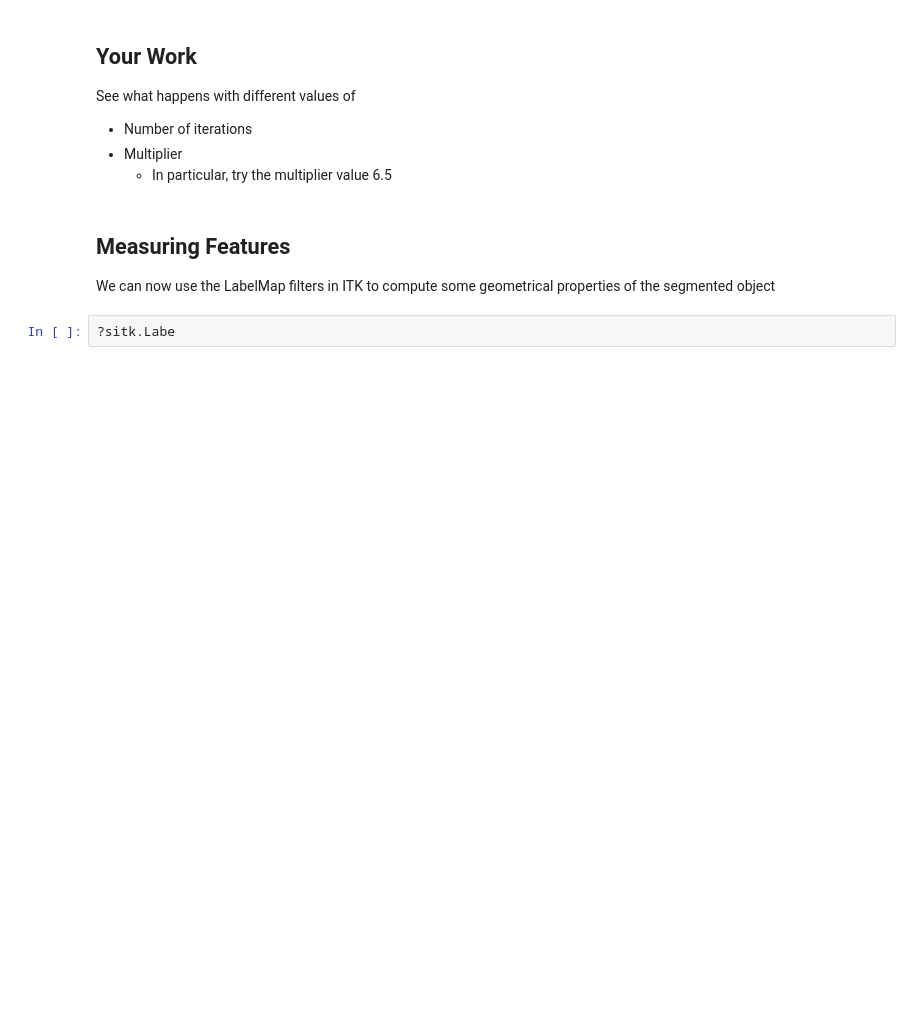
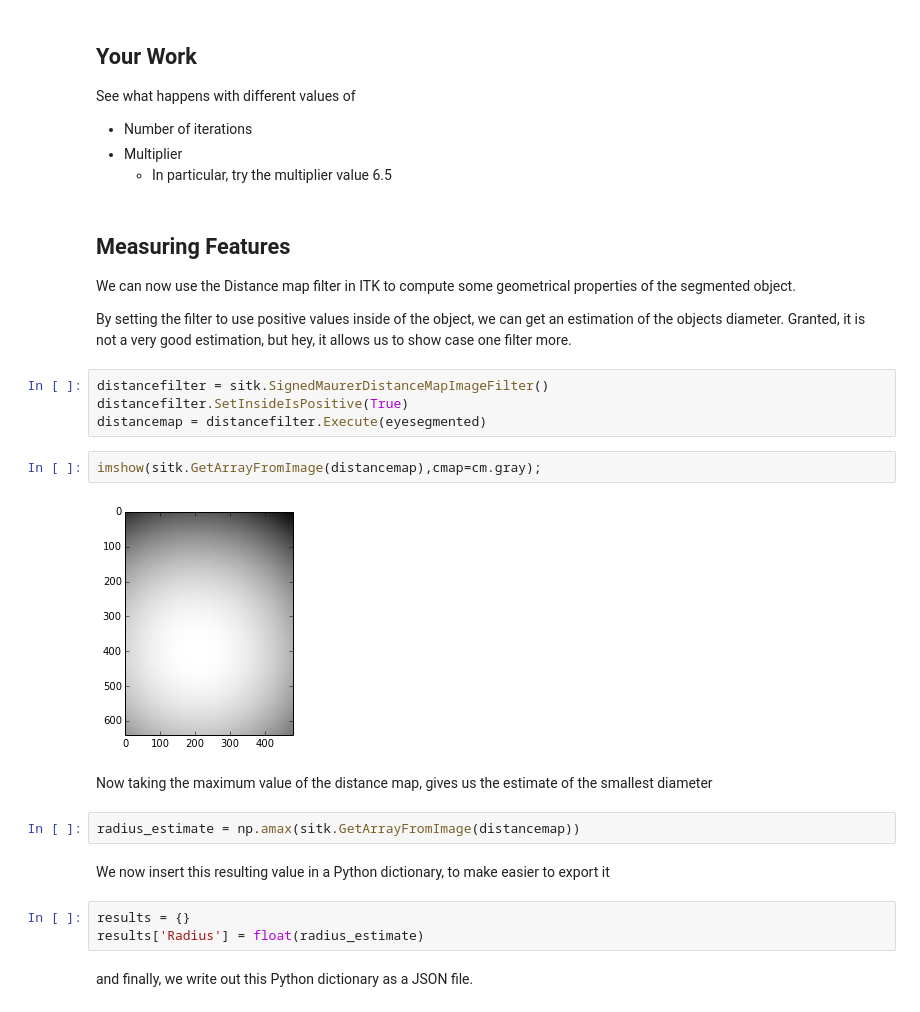
Before and after one commit to reproducible-research/scipy-tutorial-2014, a Jupyter notebook: notebooks/00-ReproducibleResearch.ipynb, the cells around one changed output. Cells and saved outputs as stored; diff of their text form; blank space fills up the shorter version.

Commit message:
Using a distance map to measure the eye.
Not quite realistic, but at least it helps us illustrate the extraction of data
features.

```diff
--- a/notebooks/00-ReproducibleResearch.ipynb
+++ b/notebooks/00-ReproducibleResearch.ipynb
@@ -199,6 +199,25 @@ See what happens with different values of
 # %% [markdown]
 ## Measuring Features
 
-We can now use the LabelMap filters in ITK to compute some geometrical properties of the segmented object
+We can now use the Distance map filter in ITK to compute some geometrical properties of the segmented object.
+
+By setting the filter to use positive values inside of the object, we can get an estimation of the objects diameter. Granted, it is not a very good estimation, but hey, it allows us to show case one filter more.
-# %%
-?sitk.Labe
+# %%
+distancefilter = sitk.SignedMaurerDistanceMapImageFilter()
+distancefilter.SetInsideIsPositive(True)
+distancemap = distancefilter.Execute(eyesegmented)
+# %%
+imshow(sitk.GetArrayFromImage(distancemap),cmap=cm.gray);
+# %% [output]
+[figure, added]
+# %% [markdown]
+Now taking the maximum value of the distance map, gives us the estimate of the smallest diameter
+# %%
+radius_estimate = np.amax(sitk.GetArrayFromImage(distancemap))
+# %% [markdown]
+We now insert this resulting value in a Python dictionary, to make easier to export it
+# %%
+results = {}
+results['Radius'] = float(radius_estimate)
+# %% [markdown]
+and finally, we write out this Python dictionary as a JSON file.
```
Also changed, not shown: parts of 2 cells of this notebook.
